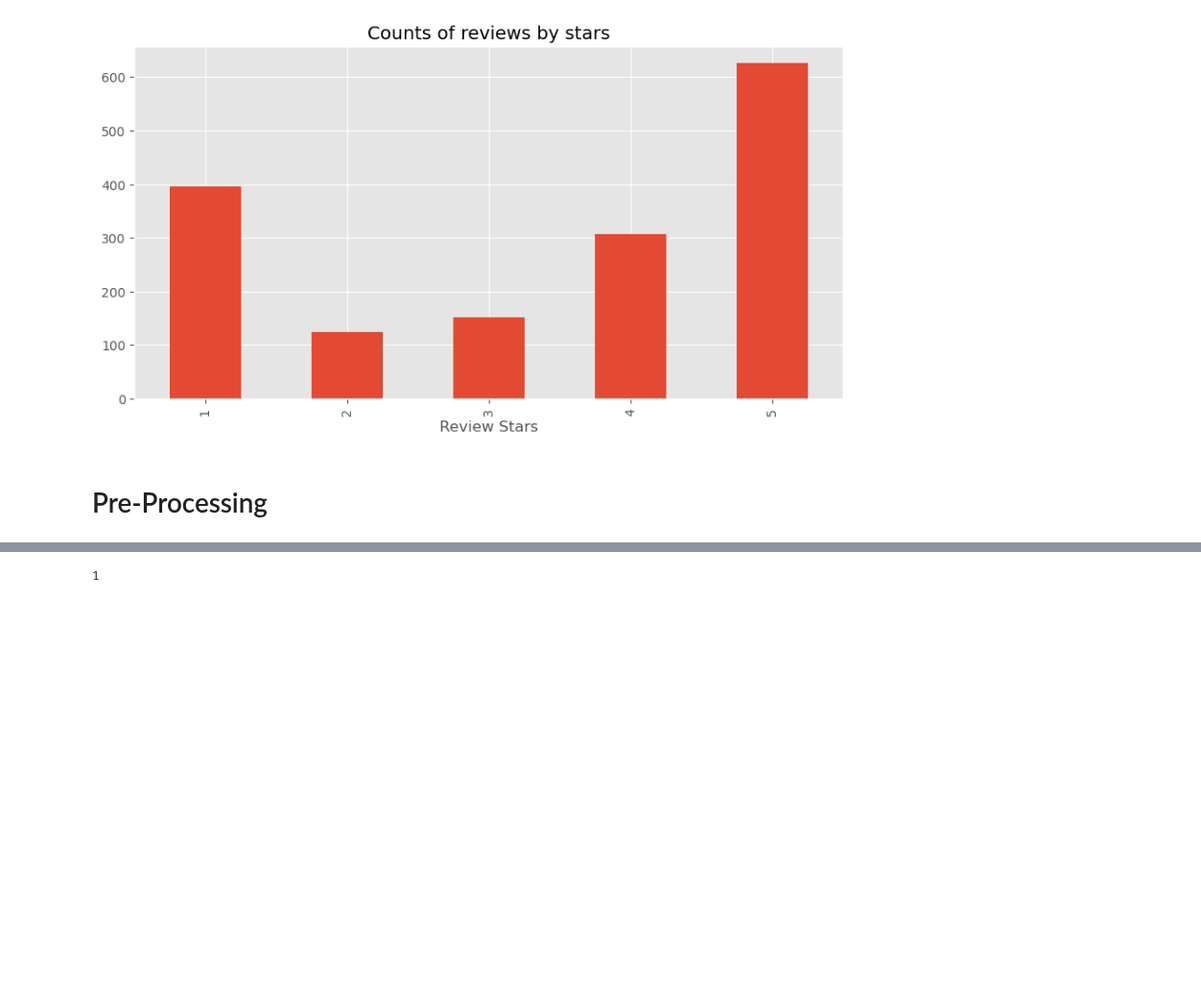
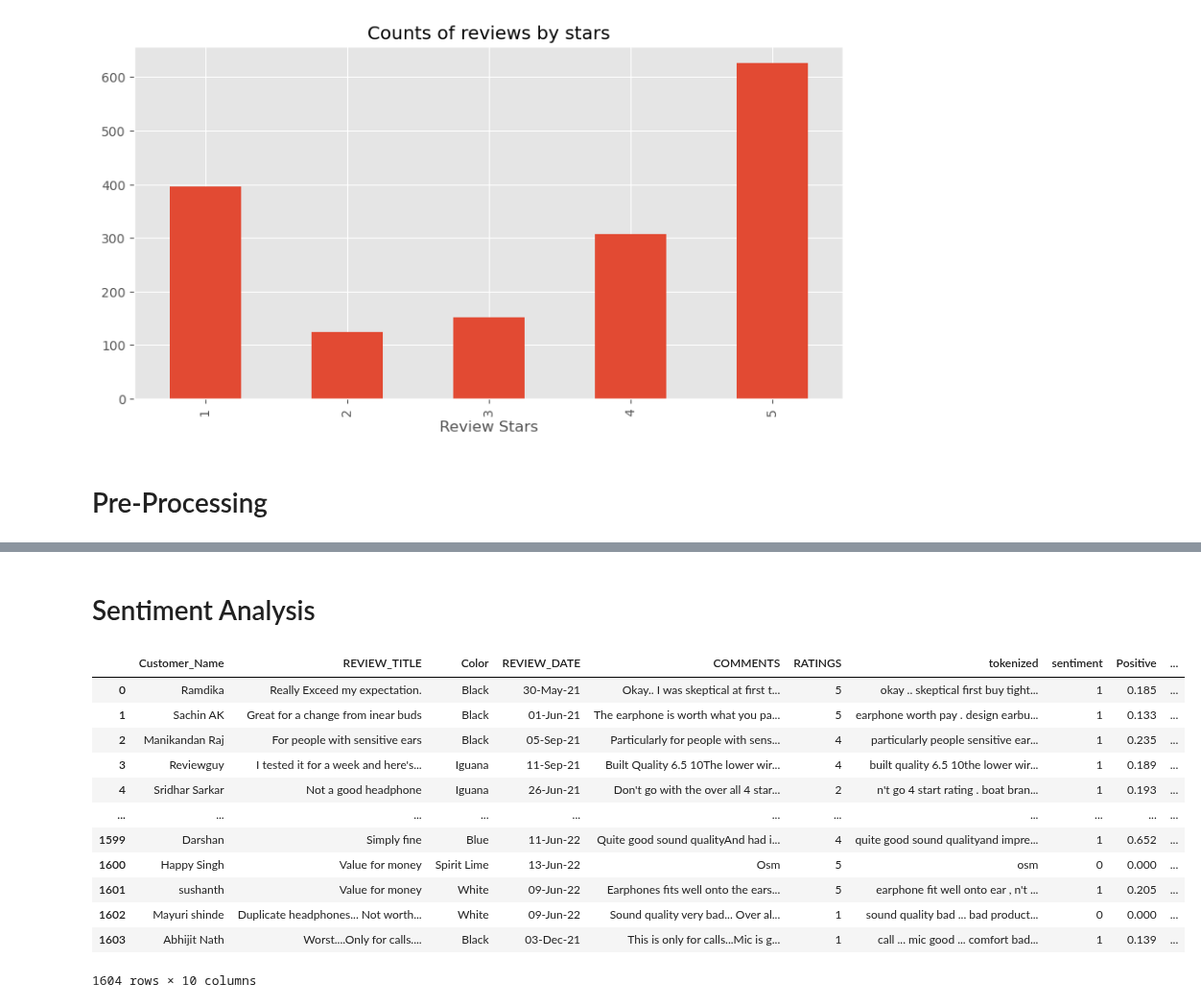
Before and after one commit to jeromechinjs/NLP-Assignment, a Jupyter notebook: AI-Assignment-NLP.ipynb, the cells around one changed output, grey strips where cells are left out. Shown at 96% size. Drawn from its saved outputs; the diff is of its cells as text; code cells hidden in the pictures; blank space fills up the shorter version.

Commit message:
basic sentiment value achieved

```diff
--- a/AI-Assignment-NLP.ipynb
+++ b/AI-Assignment-NLP.ipynb
@@ -146,21 +163,58 @@ Name: tokenized, Length: 1604, dtype: object
+# %% [markdown]
+# Sentiment Analysis
+# %%
+# creating NLTK sentiment analyzer (via nltk.sentiment.vader library)
+analyzer = SentimentIntensityAnalyzer()
+
+# create get_positive_score function
+def get_positive_score(text):
+    # take text string as input, get sentiment scores pos/neg/neutral (dictionary data type {key:value}) using polarity_scores method
+    # polarity score includes score for pos, neg, and neutral (assign sentiment value depending on whether positive score is +ve or - ve, values above 0 classified positive)
+
+    scores = analyzer.polarity_scores(text) # sentiment scores (pos, neg, neutral) parse as dictionary type into scores (accessed later as scores[key])
+    positive_score = scores['pos']
+
+    return positive_score
+
+# create get_sentiment function
+def get_sentiment(text):
+    # take text string as input, get sentiment scores pos/neg/neutral (dictionary data type {key:value}) using polarity_scores method
+    # polarity score includes score for pos, neg, and neutral (assign sentiment value depending on whether positive score is +ve or - ve, values above 0 classified positive)
+
+    scores = analyzer.polarity_scores(text) # sentiment scores (pos, neg, neutral) parse as dictionary type into scores (accessed later as scores[key])
+    sentiment = 1 if scores['pos'] > 0 else 0 # assign sentiment score based on text's POSITIVE score
+
+    return sentiment
+
+ # create new column called 'Positive' and apply get_sentiment function
+data['Positive'] = data['COMMENTS'].apply(get_positive_score)
+
+# create new column called 'sentiment' and apply get_sentiment function
+data['Sentiment'] = data['COMMENTS'].apply(get_sentiment) # applying the get_sentiment function to each value in the 'COMMENTS' column (row by row)
+
+
+data # display table
+# %% [output]
+|  | Customer_Name | REVIEW_TITLE | Color | REVIEW_DATE | COMMENTS | RATINGS | tokenized | sentiment | Positive | ... |
+| 0 | Ramdika | Really Exceed my expectation. | Black | 30-May-21 | Okay.. I was skeptical at first t... | 5 | okay .. skeptical first buy tight... | 1 | 0.185 | ... |
+| 1 | Sachin AK | Great for a change from inear buds | Black | 01-Jun-21 | The earphone is worth what you pa... | 5 | earphone worth pay . design earbu... | 1 | 0.133 | ... |
+| 2 | Manikandan Raj | For people with sensitive ears | Black | 05-Sep-21 | Particularly for people with sens... | 4 | particularly people sensitive ear... | 1 | 0.235 | ... |
+| 3 | Reviewguy | I tested it for a week and here's... | Iguana | 11-Sep-21 | Built Quality 6.5 10The lower wir... | 4 | built quality 6.5 10the lower wir... | 1 | 0.189 | ... |
+| 4 | Sridhar Sarkar | Not a good headphone | Iguana | 26-Jun-21 | Don't go with the over all 4 star... | 2 | n't go 4 start rating . boat bran... | 1 | 0.193 | ... |
+| ... | ... | ... | ... | ... | ... | ... | ... | ... | ... | ... |
+| 1599 | Darshan | Simply fine | Blue | 11-Jun-22 | Quite good sound qualityAnd had i... | 4 | quite good sound qualityand impre... | 1 | 0.652 | ... |
+| 1600 | Happy Singh | Value for money | Spirit Lime | 13-Jun-22 | Osm | 5 | osm | 0 | 0.000 | ... |
+| 1601 | sushanth | Value for money | White | 09-Jun-22 | Earphones fits well onto the ears... | 5 | earphone fit well onto ear , n't ... | 1 | 0.205 | ... |
+| 1602 | Mayuri shinde | Duplicate headphones... Not worth... | White | 09-Jun-22 | Sound quality very bad... Over al... | 1 | sound quality bad ... bad product... | 0 | 0.000 | ... |
+| 1603 | Abhijit Nath | Worst....Only for calls.... | Black | 03-Dec-21 | This is only for calls...Mic is g... | 1 | call ... mic good ... comfort bad... | 1 | 0.139 | ... |
+1604 rows × 10 columns
 # %%
-analyzer = SentimentIntensityAnalyzer()
+# check performance of sentiment analyzer
 
-# create get_sentiment function
+#data['Sentiment'] = data['Sentiment'].astype(float) # convert to float data type
+#print(confusion_matrix(data['Positive'], data['Sentiment'])) # data type difference between positive and sentiment score, could try again later
+#print(classification_report(data['Positive'], data['sentiment']))
 
-def get_sentiment(text):
-
-    scores = analyzer.polarity_scores(text)
-    sentiment = 1 if scores['pos'] > 0 else 0
-
-    return sentiment
-
-# apply get_sentiment function
-
-# data['sentiment'] = data['COMMENTS'].apply(get_sentiment)
-
-scores = analyzer.polarity_scores('the design of headphone is bad but the sound quality is fine')
-sentiment = 1 if scores['pos'] > 0 else 0
-print(sentiment)
+# scores = analyzer.polarity_scores('the design of headphone is bad but the sound quality is fine')
+# sentiment = 1 if scores['pos'] > 0 else 0
+# print(sentiment)
-# %% [output]
-1
```
Also changed, not shown: parts of 3 cells of this notebook.
